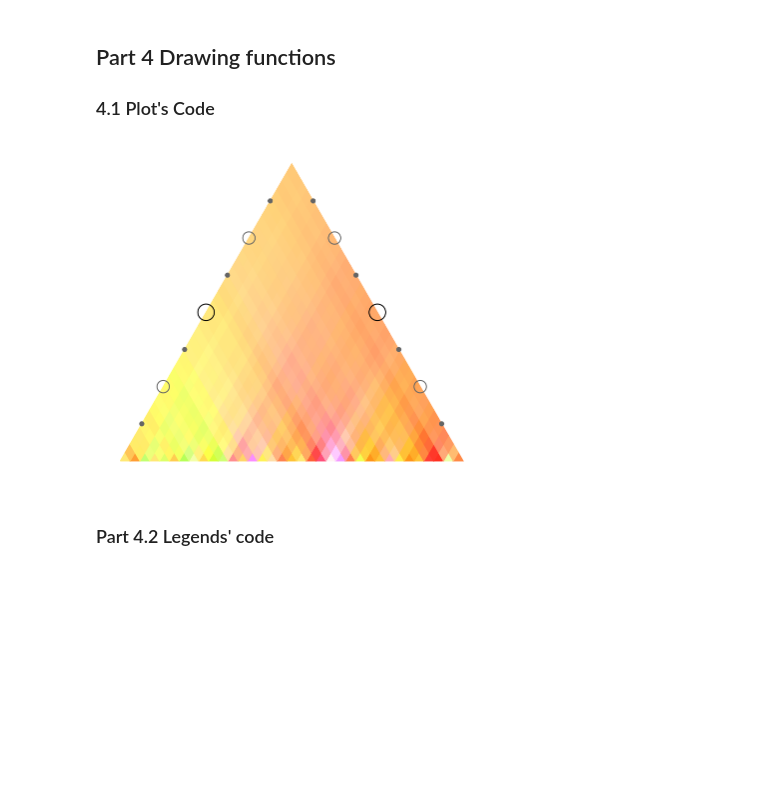
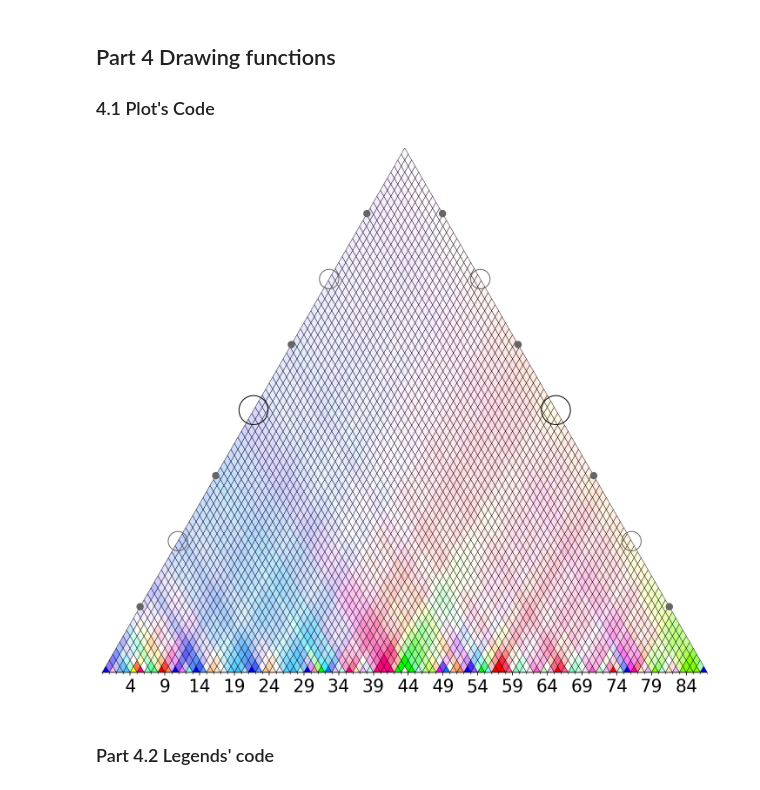
Before and after one commit to DCMLab/wavescapes, a Jupyter notebook: refactoring.ipynb, the cells around one changed output. Drawn from its saved outputs; the diff is of its cells as text; code cells hidden in the pictures; blank space fills up the shorter version.

Commit message:
Ticks right shifted

```diff
--- a/refactoring.ipynb
+++ b/refactoring.ipynb
@@ -755,6 +764,7 @@ All 3 tests succeeded.
 # %%
 import matplotlib.pyplot as plt
 from matplotlib.patches import Polygon, Circle
+from matplotlib.ticker import MultipleLocator, FuncFormatter
 import numpy as np
 
 SQRT_OF_THREE = math.sqrt(3)
@@ -798,14 +808,14 @@ class DiamondPrimitive(object):
 
 class HexagonPrimitive(object):
     def __init__(self, x, y, width, color):
-        self.w = width/2.
-        self.h = SQRT_OF_THREE*self.w/3.
+        self.half_width = width/2.
+        self.h = SQRT_OF_THREE*self.half_width/3.
         self.x = x
         self.y = y
         self.color = color
 
     def draw(self, new_color=None, stroke=None):
-        w = self.w
+        w = self.half_width
         h = self.h
         d_x = self.x
         d_y = self.y
@@ -902,7 +912,7 @@ class Wavescape(object):
                 #Useless to draw if there is nothing but blank to draw, duh.
                 if curr_color != '#FFFFFF':
                     #classic x-axis placement taking into account the half width of the hexagon
-                    d_x = hexagon_width/2. + hexagon_width*x
+                    d_x = hexagon_width*x
                     #Now shifting all of this to the left to go from utm placement to pyramid placement
                     d_x = d_x - hexagon_width*y/2.
                     #And finally shifting this to take into account drawSvg center placement I posed
@@ -928,7 +938,7 @@ class Wavescape(object):
                 #Useless to draw if there is nothing but blank to draw, duh.
                 if curr_color != '#FFFFFF':
                     #classic x-axis placement taking into account the edge from the diamond
-                    d_x = diamond_width/2. + diamond_width*x
+                    d_x = diamond_width*x
                     #Now shifting all of this to the left to go from utm placement to pyramid placement
                     d_x = d_x - diamond_width*y/2.
                     #And finally shifting this to take into account drawSvg center placement I posed
@@ -972,7 +982,10 @@ class Wavescape(object):
         -------
         Matplotlib figure
         '''
-        if self.matrix_primitive is None or self.matrix_primitive.shape[0] < 1 or self.matrix_primitive.shape[1] < 1:
+        utm_w = self.matrix_primitive.shape[0]
+        utm_h = self.matrix_primitive.shape[1]
+
+        if self.matrix_primitive is None or utm_w < 1 or utm_h < 1:
             raise Exception("cannot draw when there is nothing to draw. Don't forget to generate diamonds in the correct mode before drawing.")
 
         if tick_ratio and (tick_ratio < 1 or type(tick_ratio) is not int):
@@ -985,15 +998,14 @@ class Wavescape(object):
         black_stroke_or_none = 'black' if add_line else None
         fig = plt.figure(figsize=(width/dpi, height/dpi), dpi=dpi)
         ax = fig.add_subplot(111, aspect='equal')
-        #fig, ax = plt.subplots(1)
+        primitive_half_width = None
 
-        #if self.drawing_primitive == Wavescape.HEXAGON_STR:
-            #might be needed with rhombus as well.
-        #ax.set_aspect('equal')
 
         for y in range(self.matrix_primitive.shape[0]):
             for x in range(y, self.matrix_primitive.shape[1]):
                 element = self.matrix_primitive[y][x]
+                if x == 1 and x == y:
+                    primitive_half_width = element.half_width
                 ax.add_patch(element.draw(stroke=black_stroke_or_none))
 
 
@@ -1032,11 +1044,31 @@ class Wavescape(object):
                     x = 1/float(2**(n+1)) + m/float(2**n)
                     y = (2**n - 1)/float(2**n) - m/float(2**(n-1)) - 1/2.
                     for i in [-1, 1]:
-                        ax.add_patch(Circle((i*x*width, y*height), radius=p['size'], facecolor=p['facecolor'], \
+                        ax.add_patch(Circle((i*x*width-primitive_half_width, y*height), radius=p['size'], facecolor=p['facecolor'], \
                                                   edgecolor=p['edgecolor'], linewidth=stroke_width))
 
         plt.autoscale(enable = True)
-        plt.axis('off')
+
+        if tick_ratio:
+            scale_x = (self.width/utm_w) * tick_ratio
+            ticks_x = FuncFormatter(lambda x, pos: '{0:g}'.format(math.ceil((x+ self.width/2.)/scale_x)))
+            ax.xaxis.set_major_formatter(ticks_x)
+            ax.xaxis.set_major_locator(MultipleLocator(scale_x*5))
+            #display minor indicators
+            ax.xaxis.set_minor_locator(MultipleLocator(scale_x))
+
+            #make all the other border invisible
+            ax.spines['top'].set_visible(False)
+            ax.spines['right'].set_visible(False)
+            ax.spines['left'].set_visible(False)
+            plt.yticks([])
+        else:
+            plt.axis('off')
+
+        #remove top and bottom margins
+        ax.set_ylim(bottom=-self.height/2., top=self.height/2.)
+        ax.set_xlim(left=-self.width/2.-primitive_half_width, right=self.width/2.-primitive_half_width)
+        plt.tight_layout()
         #return fig
 
 
@@ -1067,38 +1099,38 @@ class Wavescape(object):
         drawSvg.drawing.Drawing
             A drawSvg canvas holding the drawn plot. This canvas can be saved in a svg file (using the saveSvg method
             from drawSvg.drawing.Drawing), or a png file (using the savePng method from drawSvg.drawing.Drawing)
             if the package cairosvg is installed and is functionning correctly
         '''
 
         if stripe_lvl >= self.mat_dim:
             raise Exception("The stripe's level chosen exceeds the number of layers in the plot (layers 0 to %d accessible)"%self.mat_dim-1)
 
         square_number = self.mat_dim - stripe_lvl
         square_width = self.width/square_number
         square_height = square_width * square_height_proportion
         #to account for a little bit of room to draw line delimiters on edges of the plot
         margin = 2 if plot_delimiters else 0
         canvas = draw.Drawing(self.width+margin, square_height+margin, origin='center')
         for i in range(0, self.mat_dim - stripe_lvl):
             curr_elem = self.utm[stripe_lvl][stripe_lvl+i]
             curr_color = rgb_to_hex(rgba_to_rgb(curr_elem, background=(0xff,0xff,0xff)))
             hsw = square_width/2.
             hsh = square_height/2.
             x = i*square_width + hsw - self.width/2.
             stroke = '#000000ff' if plot_delimiters else curr_color
             canvas.append(draw.Lines(x-hsw, -hsh,
                     x-hsw, hsh,
                     x+hsw, hsh,
                     x+hsw, -hsh,
                     x-hsw, -hsh, #duplicate of the first point so that it closes the square if lines are drawn
                 fill=curr_color,
                 stroke=stroke))
         return canvas
+
+pc_mat = produce_pitch_class_matrix_from_filename(faust_symphony_midi, aw_size=1)
+fourier_mat = apply_dft_to_pitch_class_matrix(pc_mat)
+color_utm = complex_utm_to_ws_utm(fourier_mat, coeff=5)
+w = Wavescape(color_utm, pixel_width=750, drawing_primitive='rhombus')
+w.draw(plot_indicators=True, add_line=True, dpi=72, tick_ratio=1)
+# %% [output]
+[figure, added]
-# %%
-pc_mat = produce_pitch_class_matrix_from_filename(bach_prelude_midi, aw_size=4)
-fourier_mat = apply_dft_to_pitch_class_matrix(pc_mat)
-color_utm = complex_utm_to_ws_utm(fourier_mat, coeff=5)
-w = Wavescape(color_utm, pixel_width=500, drawing_primitive='rhombus')
-w.draw(plot_indicators=True, add_line=False, dpi=72)
-# %% [output]
-[figure, removed]
```
Also changed, not shown: parts of 8 cells of this notebook.
